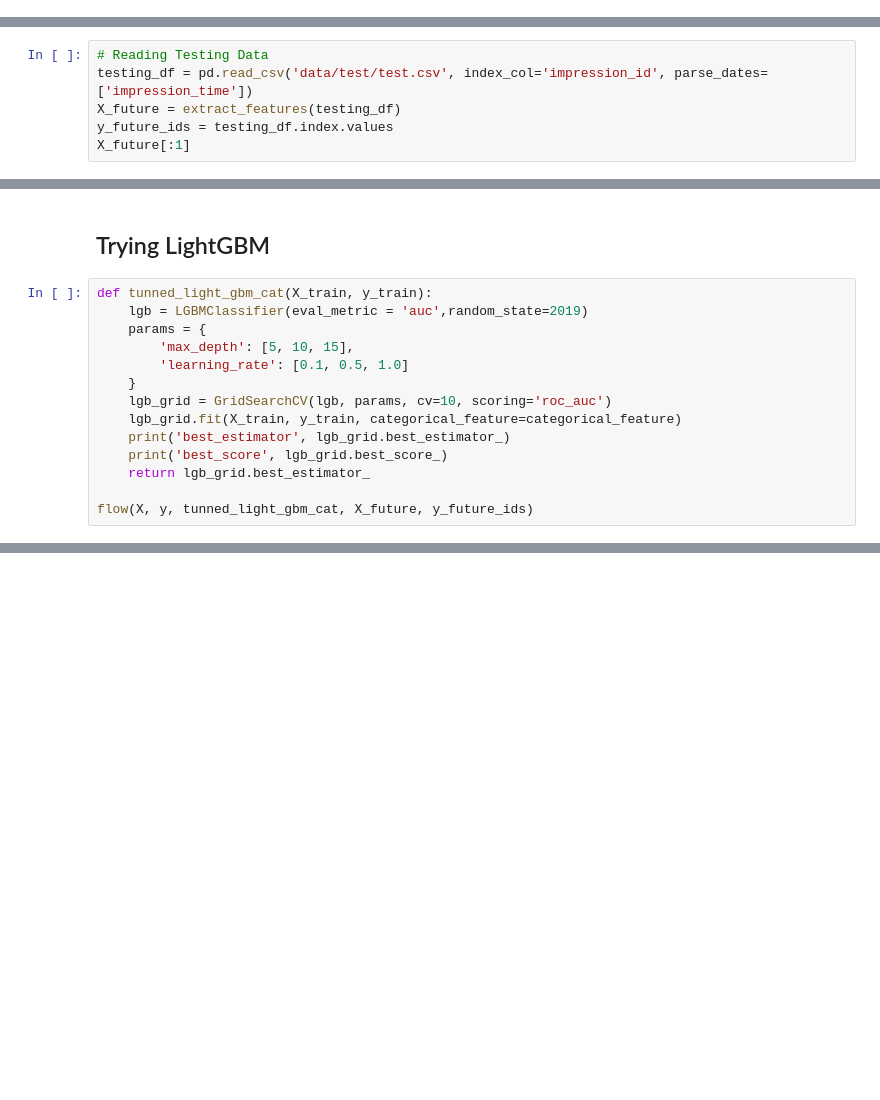
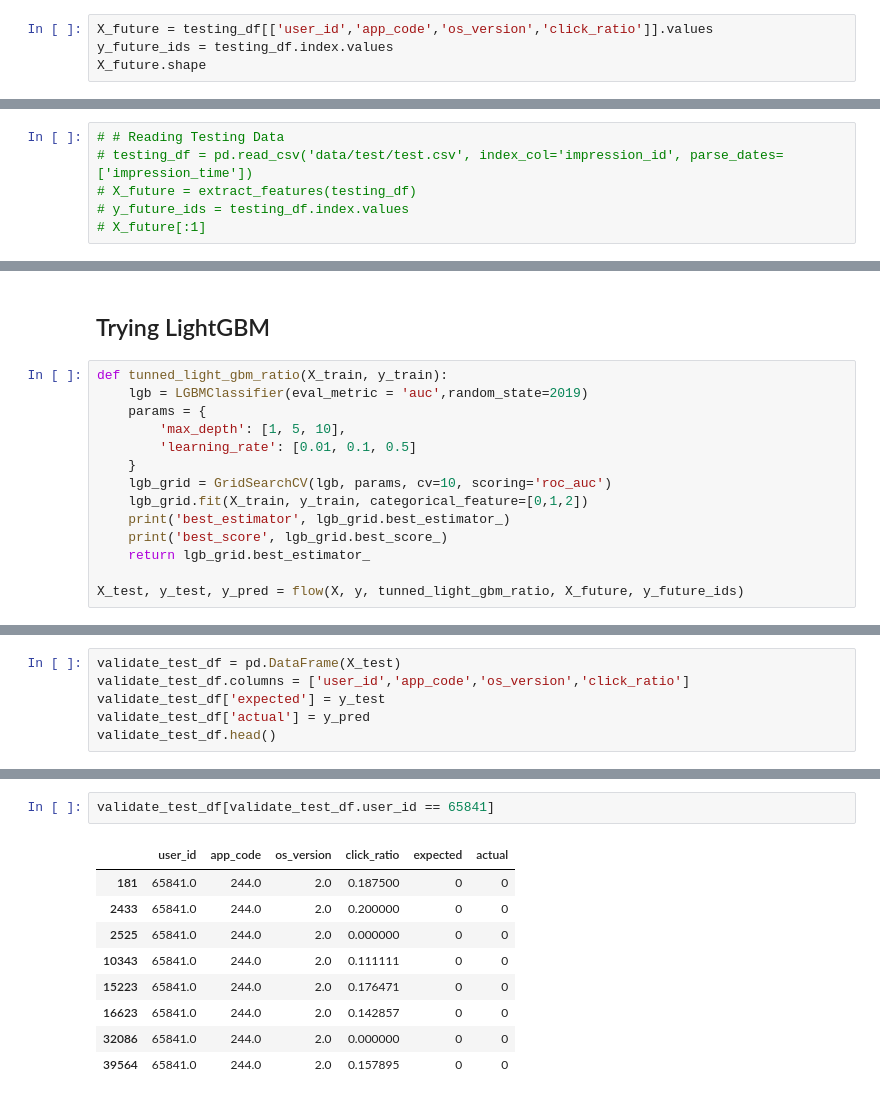
Before and after one commit to monilgudhka/wns_analytics_wizard_2019, a Jupyter notebook: wns_analytics_wizard.ipynb, the cells around one changed output, grey strips where cells are left out. Saved outputs shown, nothing was run; the diff lists cells and outputs as text; blank space fills up the shorter version.

```diff
--- a/wns_analytics_wizard.ipynb
+++ b/wns_analytics_wizard.ipynb
@@ -103,0 +166,4 @@ array([[2.3500e+03, 2.3500e+03, 1.0000e+00, 1.0000e+00, 1.0000e+00,
+# %%
+X_future = testing_df[['user_id','app_code','os_version','click_ratio']].values
+y_future_ids = testing_df.index.values
+X_future.shape
@@ -104,6 +174,6 @@ array([[2.3500e+03, 2.3500e+03, 1.0000e+00, 1.0000e+00, 1.0000e+00,
 # %%
-# Reading Testing Data
-testing_df = pd.read_csv('data/test/test.csv', index_col='impression_id', parse_dates=['impression_time'])
-X_future = extract_features(testing_df)
-y_future_ids = testing_df.index.values
-X_future[:1]
+# # Reading Testing Data
+# testing_df = pd.read_csv('data/test/test.csv', index_col='impression_id', parse_dates=['impression_time'])
+# X_future = extract_features(testing_df)
+# y_future_ids = testing_df.index.values
+# X_future[:1]
@@ -114,19 +180,19 @@ array([[2.3424e+04, 2.3424e+04, 1.0000e+00, 1.0000e+00, 1.0000e+00,
 # %% [markdown]
 ## Trying LightGBM
 # %%
-def tunned_light_gbm_cat(X_train, y_train):
+def tunned_light_gbm_ratio(X_train, y_train):
     lgb = LGBMClassifier(eval_metric = 'auc',random_state=2019)
     params = {
-        'max_depth': [5, 10, 15],
-        'learning_rate': [0.1, 0.5, 1.0]
+        'max_depth': [1, 5, 10],
+        'learning_rate': [0.01, 0.1, 0.5]
     }
     lgb_grid = GridSearchCV(lgb, params, cv=10, scoring='roc_auc')
-    lgb_grid.fit(X_train, y_train, categorical_feature=categorical_feature)
+    lgb_grid.fit(X_train, y_train, categorical_feature=[0,1,2])
     print('best_estimator', lgb_grid.best_estimator_)
     print('best_score', lgb_grid.best_score_)
     return lgb_grid.best_estimator_
 
-flow(X, y, tunned_light_gbm_cat, X_future, y_future_ids)
+X_test, y_test, y_pred = flow(X, y, tunned_light_gbm_ratio, X_future, y_future_ids)
 # %% [output]
 best_estimator LGBMClassifier(boosting_type='gbdt', class_weight=None, colsample_bytree=1.0,
                eval_metric='auc', importance_type='split', learning_rate=0.1,
@@ -153,3 +219,9 @@ caac14a5bf2ba283db7708bb34855760         0
 13f10ba306a19ce7bec2f3cae507b698         0
 39c4b4dc0e9701b55a0a4f072008fb3f         0
 bf5a572cca75f5fc67f4b14e58b11d70         0
+# %%
+validate_test_df = pd.DataFrame(X_test)
+validate_test_df.columns = ['user_id','app_code','os_version','click_ratio']
+validate_test_df['expected'] = y_test
+validate_test_df['actual'] = y_pred
+validate_test_df.head()
@@ -155,0 +235,12 @@ bf5a572cca75f5fc67f4b14e58b11d70         0
+# %%
+validate_test_df[validate_test_df.user_id == 65841]
+# %% [output]
+|  | user_id | app_code | os_version | click_ratio | expected | actual |
+| 181 | 65841.0 | 244.0 | 2.0 | 0.187500 | 0 | 0 |
+| 2433 | 65841.0 | 244.0 | 2.0 | 0.200000 | 0 | 0 |
+| 2525 | 65841.0 | 244.0 | 2.0 | 0.000000 | 0 | 0 |
+| 10343 | 65841.0 | 244.0 | 2.0 | 0.111111 | 0 | 0 |
+| 15223 | 65841.0 | 244.0 | 2.0 | 0.176471 | 0 | 0 |
+| 16623 | 65841.0 | 244.0 | 2.0 | 0.142857 | 0 | 0 |
+| 32086 | 65841.0 | 244.0 | 2.0 | 0.000000 | 0 | 0 |
+| 39564 | 65841.0 | 244.0 | 2.0 | 0.157895 | 0 | 0 |
```
Also changed, not shown: parts of 22 cells of this notebook.
